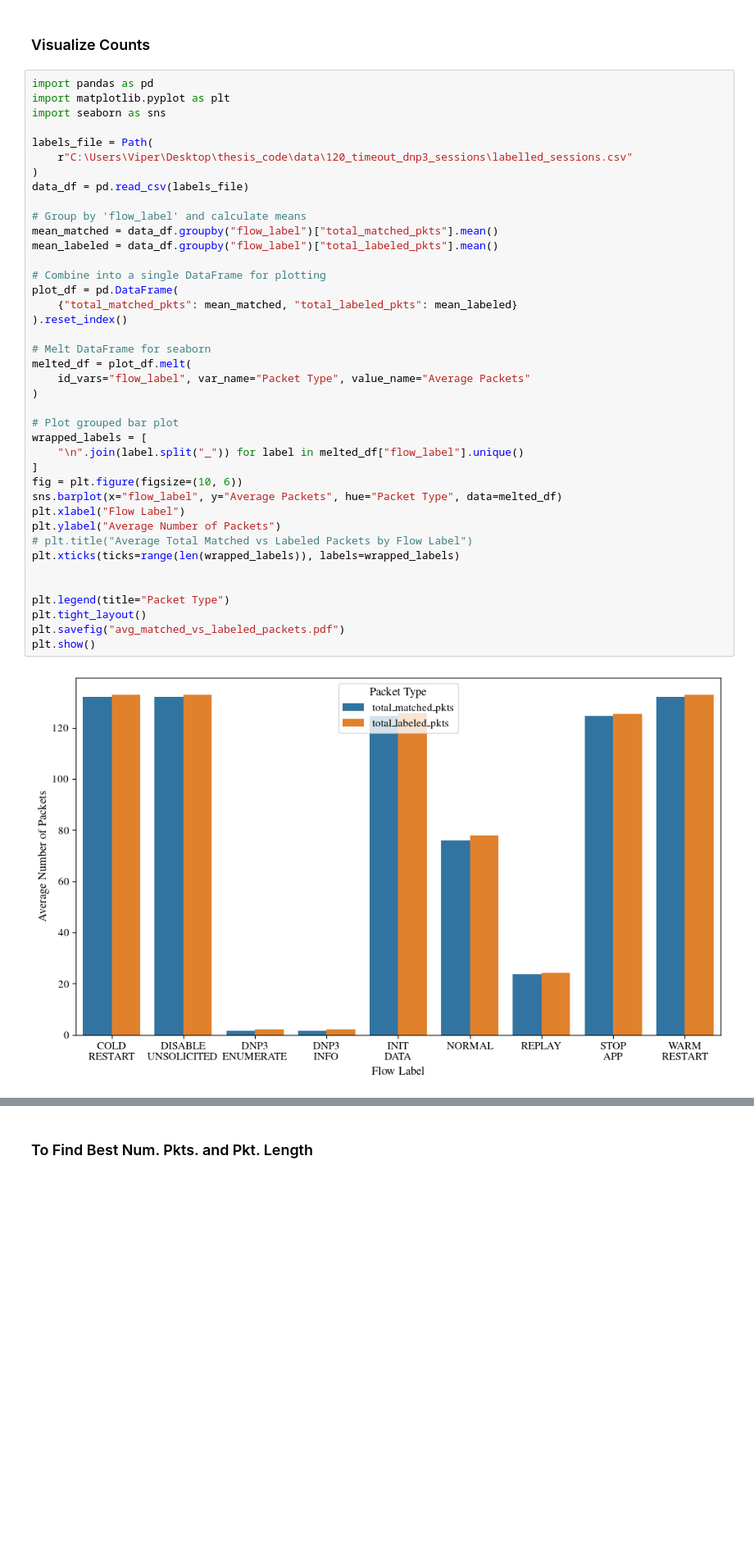
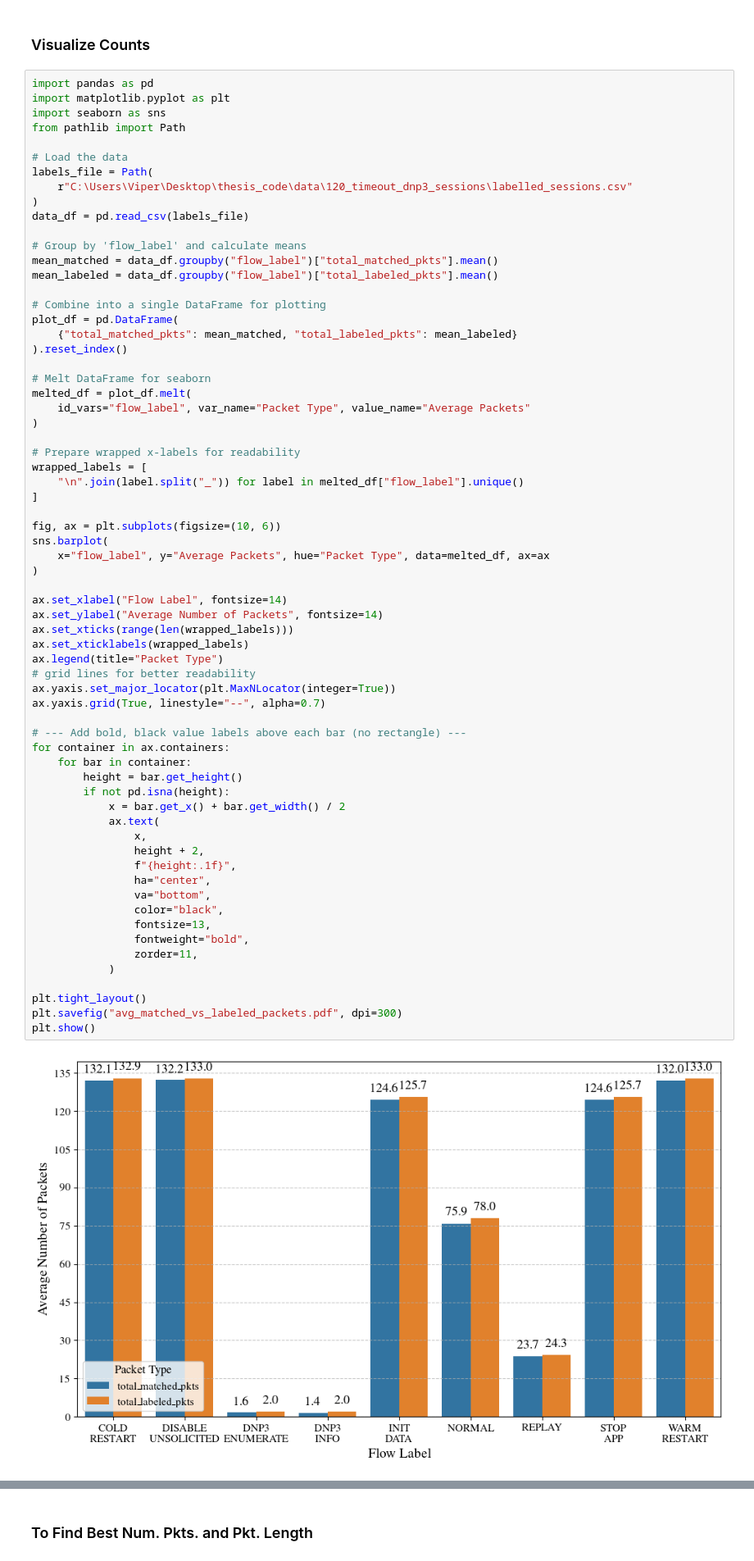
Before and after one commit to cs7org/i7-IDS, a Jupyter notebook: notebooks/pcap_analysis_dnp3.ipynb, the cells around one changed output, grey strips where cells are left out. Shown at 82% size. Drawn from its saved outputs; the diff is of its cells as text; blank space fills up the shorter version.

```diff
--- a/notebooks/pcap_analysis_dnp3.ipynb
+++ b/notebooks/pcap_analysis_dnp3.ipynb
@@ -506,44 +504,70 @@ REPLAY                   666
 import pandas as pd
 import matplotlib.pyplot as plt
 import seaborn as sns
+from pathlib import Path
 
+# Load the data
 labels_file = Path(
     r"C:\Users\Viper\Desktop\thesis_code\data\120_timeout_dnp3_sessions\labelled_sessions.csv"
 )
 data_df = pd.read_csv(labels_file)
 
 # Group by 'flow_label' and calculate means
 mean_matched = data_df.groupby("flow_label")["total_matched_pkts"].mean()
 mean_labeled = data_df.groupby("flow_label")["total_labeled_pkts"].mean()
 
 # Combine into a single DataFrame for plotting
 plot_df = pd.DataFrame(
     {"total_matched_pkts": mean_matched, "total_labeled_pkts": mean_labeled}
 ).reset_index()
 
 # Melt DataFrame for seaborn
 melted_df = plot_df.melt(
     id_vars="flow_label", var_name="Packet Type", value_name="Average Packets"
 )
 
-# Plot grouped bar plot
+# Prepare wrapped x-labels for readability
 wrapped_labels = [
     "\n".join(label.split("_")) for label in melted_df["flow_label"].unique()
 ]
-fig = plt.figure(figsize=(10, 6))
-sns.barplot(x="flow_label", y="Average Packets", hue="Packet Type", data=melted_df)
-plt.xlabel("Flow Label")
-plt.ylabel("Average Number of Packets")
-# plt.title("Average Total Matched vs Labeled Packets by Flow Label")
-plt.xticks(ticks=range(len(wrapped_labels)), labels=wrapped_labels)
 
+fig, ax = plt.subplots(figsize=(10, 6))
+sns.barplot(
+    x="flow_label", y="Average Packets", hue="Packet Type", data=melted_df, ax=ax
+)
 
-plt.legend(title="Packet Type")
+ax.set_xlabel("Flow Label", fontsize=14)
+ax.set_ylabel("Average Number of Packets", fontsize=14)
+ax.set_xticks(range(len(wrapped_labels)))
+ax.set_xticklabels(wrapped_labels)
+ax.legend(title="Packet Type")
+# grid lines for better readability
+ax.yaxis.set_major_locator(plt.MaxNLocator(integer=True))
+ax.yaxis.grid(True, linestyle="--", alpha=0.7)
+
+# --- Add bold, black value labels above each bar (no rectangle) ---
+for container in ax.containers:
+    for bar in container:
+        height = bar.get_height()
+        if not pd.isna(height):
+            x = bar.get_x() + bar.get_width() / 2
+            ax.text(
+                x,
+                height + 2,
+                f"{height:.1f}",
+                ha="center",
+                va="bottom",
+                color="black",
+                fontsize=13,
+                fontweight="bold",
+                zorder=11,
+            )
+
 plt.tight_layout()
-plt.savefig("avg_matched_vs_labeled_packets.pdf")
+plt.savefig("avg_matched_vs_labeled_packets.pdf", dpi=300)
 plt.show()
 # %% [output]
-[figure, old version]
+[figure, new version]
 # %%
 metrics = ["raw_bytes_max_length", "raw_bytes_min_length", "raw_bytes_avg_length"]
 titles = [
```
Also changed, not shown: parts of 2 cells of this notebook, 2 other files.
